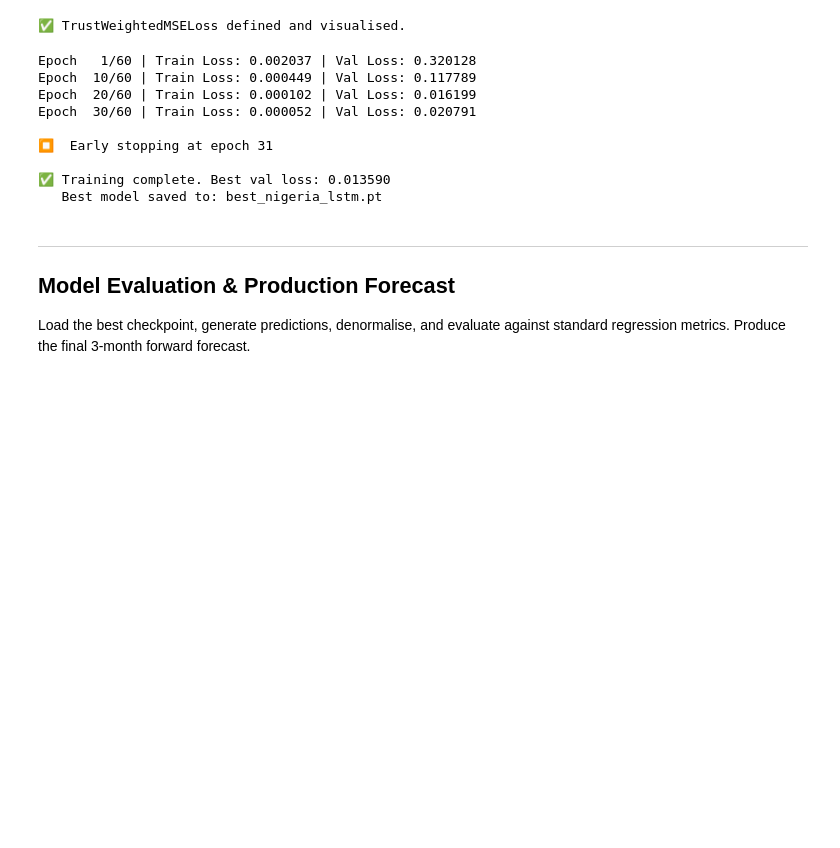
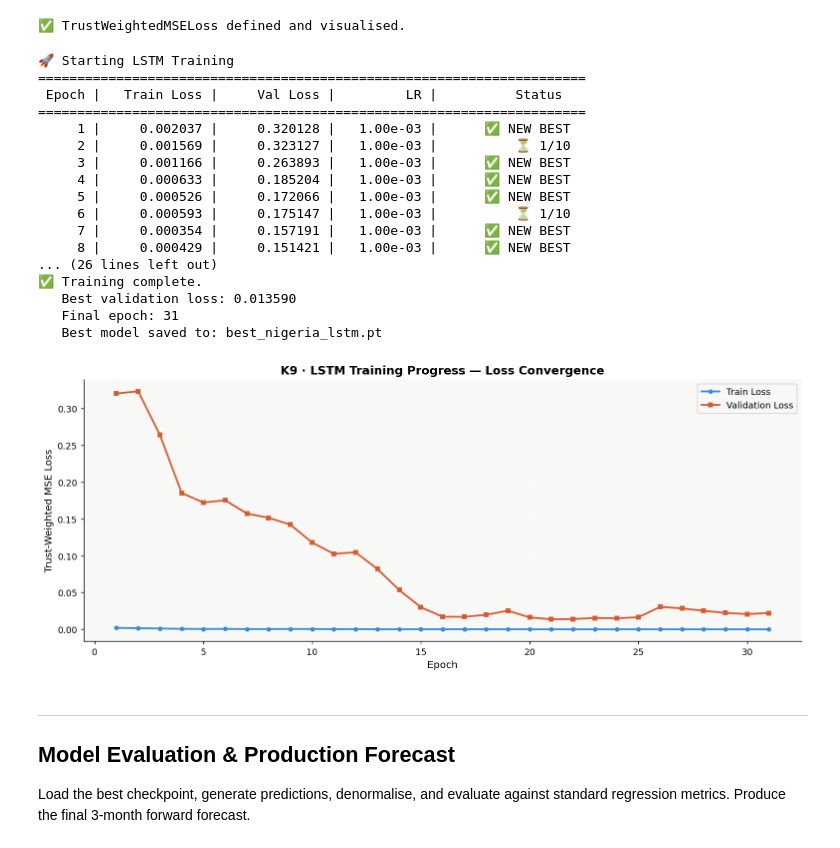
Before and after one commit to SmartDvi/UNILAG_PROJECT, a Jupyter notebook: nigeria_fuel_price.ipynb, the cells around one changed output. Saved outputs shown, nothing was run; the diff lists cells and outputs as text; code cells hidden in the pictures; blank space fills up the shorter version.

```diff
--- a/nigeria_fuel_price.ipynb
+++ b/nigeria_fuel_price.ipynb
@@ -1318,7 +1339,7 @@ print("✅ TrustWeightedMSELoss defined and visualised.")
 [figure]
 ✅ TrustWeightedMSELoss defined and visualised.
 # %%
-# ── Training Loop with Trust-Weighted Loss ──────────────────────────────
+# ── Training Loop with Trust-Weighted Loss & Detailed Metrics ────────────────
 EPOCHS    = 60
 LR        = 1e-3
 PATIENCE  = 10    # early stopping patience
@@ -1333,6 +1354,11 @@ train_losses, val_losses = [], []
 best_val_loss  = float("inf")
 patience_count = 0
 
+print("🚀 Starting LSTM Training")
+print("=" * 70)
+print(f"{'Epoch':>6} | {'Train Loss':>12} | {'Val Loss':>12} | {'LR':>10} | {'Status':>15}")
+print("=" * 70)
+
 for epoch in range(1, EPOCHS + 1):
     # ── Training phase ───────────────────────────────────────────────────────
     model.train()
@@ -1345,7 +1371,7 @@ for epoch in range(1, EPOCHS + 1):
         pred  = model(x_batch)
         loss  = criterion(pred, y_batch, trust_batch)
         loss.backward()
-        nn.utils.clip_grad_norm_(model.parameters(), max_norm=1.0)  # gradient clipping
+        nn.utils.clip_grad_norm_(model.parameters(), max_norm=1.0)
         optimizer.step()
         epoch_train_loss += loss.item()
     avg_train = epoch_train_loss / len(train_loader)
@@ -1353,46 +1379,77 @@ for epoch in range(1, EPOCHS + 1):
     # ── Validation phase ─────────────────────────────────────────────────────
     model.eval()
     epoch_val_loss = 0.0
     with torch.no_grad():
         for x_batch, y_batch, trust_batch in test_loader:
             x_batch     = x_batch.to(DEVICE)
             y_batch     = y_batch.to(DEVICE)
             trust_batch = trust_batch.to(DEVICE)
             pred = model(x_batch)
             loss = criterion(pred, y_batch, trust_batch)
             epoch_val_loss += loss.item()
     avg_val = epoch_val_loss / max(len(test_loader), 1)
 
     train_losses.append(avg_train)
     val_losses.append(avg_val)
+    current_lr = optimizer.param_groups[0]["lr"]
     scheduler.step(avg_val)
 
-    # ── Early stopping ───────────────────────────────────────────────────────
+    # ── Early stopping & checkpointing ────────────────────────────────────────
     if avg_val < best_val_loss:
         best_val_loss = avg_val
         patience_count = 0
         torch.save(model.state_dict(), "best_nigeria_lstm.pt")
+        status = "✅ NEW BEST"
     else:
         patience_count += 1
+        status = f"⏳ {patience_count}/{PATIENCE}"
         if patience_count >= PATIENCE:
-            print(f"\n⏹  Early stopping at epoch {epoch}")
+            print(f"{epoch:>6} | {avg_train:>12.6f} | {avg_val:>12.6f} | {current_lr:>10.2e} | {status}")
+            print("=" * 70)
+            print(f"⏹  Early stopping at epoch {epoch}")
             break
 
-    if epoch % 10 == 0 or epoch == 1:
-        print(f"Epoch {epoch:3d}/{EPOCHS} | Train Loss: {avg_train:.6f} | Val Loss: {avg_val:.6f}")
+    # ── Print every epoch ────────────────────────────────────────────────────
+    print(f"{epoch:>6} | {avg_train:>12.6f} | {avg_val:>12.6f} | {current_lr:>10.2e} | {status:>15}")
 
-print(f"\n✅ Training complete. Best val loss: {best_val_loss:.6f}")
+print(f"\n✅ Training complete.")
+print(f"   Best validation loss: {best_val_loss:.6f}")
+print(f"   Final epoch: {epoch}")
 print(f"   Best model saved to: best_nigeria_lstm.pt")
+
+# ── Visualise training progress ──────────────────────────────────────────────
+fig, ax = plt.subplots(figsize=(12, 5))
+ax.plot(range(1, len(train_losses) + 1), train_losses,
+        color=PALETTE["blue"], lw=2, label="Train Loss", marker="o", markersize=4)
+ax.plot(range(1, len(val_losses) + 1), val_losses,
+        color=PALETTE["coral"], lw=2, label="Validation Loss", marker="s", markersize=4)
+ax.set_xlabel("Epoch", fontsize=11)
+ax.set_ylabel("Trust-Weighted MSE Loss", fontsize=11)
+ax.set_title("K9 · LSTM Training Progress — Loss Convergence", fontsize=13, fontweight="bold")
+ax.legend(fontsize=10)
+ax.grid(True, alpha=0.3)
+plt.tight_layout()
+plt.savefig("k10_loss_curve.png", dpi=150, bbox_inches="tight")
+plt.show()
 # %% [output]
-Epoch   1/60 | Train Loss: 0.002037 | Val Loss: 0.320128
-Epoch  10/60 | Train Loss: 0.000449 | Val Loss: 0.117789
-Epoch  20/60 | Train Loss: 0.000102 | Val Loss: 0.016199
-Epoch  30/60 | Train Loss: 0.000052 | Val Loss: 0.020791
-
-⏹  Early stopping at epoch 31
-
-✅ Training complete. Best val loss: 0.013590
+🚀 Starting LSTM Training
+======================================================================
+ Epoch |   Train Loss |     Val Loss |         LR |          Status
+======================================================================
+     1 |     0.002037 |     0.320128 |   1.00e-03 |      ✅ NEW BEST
+     2 |     0.001569 |     0.323127 |   1.00e-03 |          ⏳ 1/10
+     3 |     0.001166 |     0.263893 |   1.00e-03 |      ✅ NEW BEST
+     4 |     0.000633 |     0.185204 |   1.00e-03 |      ✅ NEW BEST
+     5 |     0.000526 |     0.172066 |   1.00e-03 |      ✅ NEW BEST
+     6 |     0.000593 |     0.175147 |   1.00e-03 |          ⏳ 1/10
+     7 |     0.000354 |     0.157191 |   1.00e-03 |      ✅ NEW BEST
+     8 |     0.000429 |     0.151421 |   1.00e-03 |      ✅ NEW BEST
+... (26 lines left out)
+✅ Training complete.
+   Best validation loss: 0.013590
+   Final epoch: 31
    Best model saved to: best_nigeria_lstm.pt
+[figure, added]
 # %% [markdown]
 ---
 ## Model Evaluation & Production Forecast
```
Also changed, not shown: parts of 10 cells of this notebook, 9 other files.
